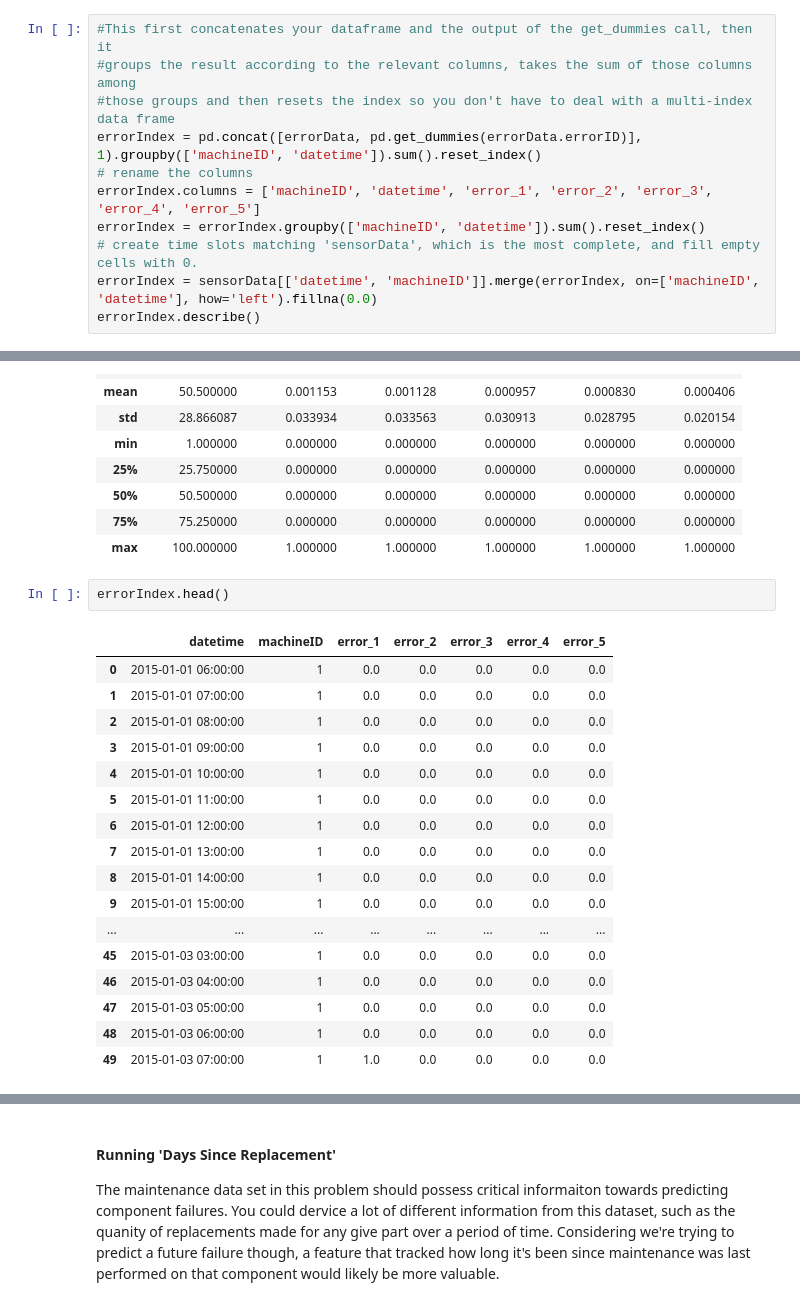
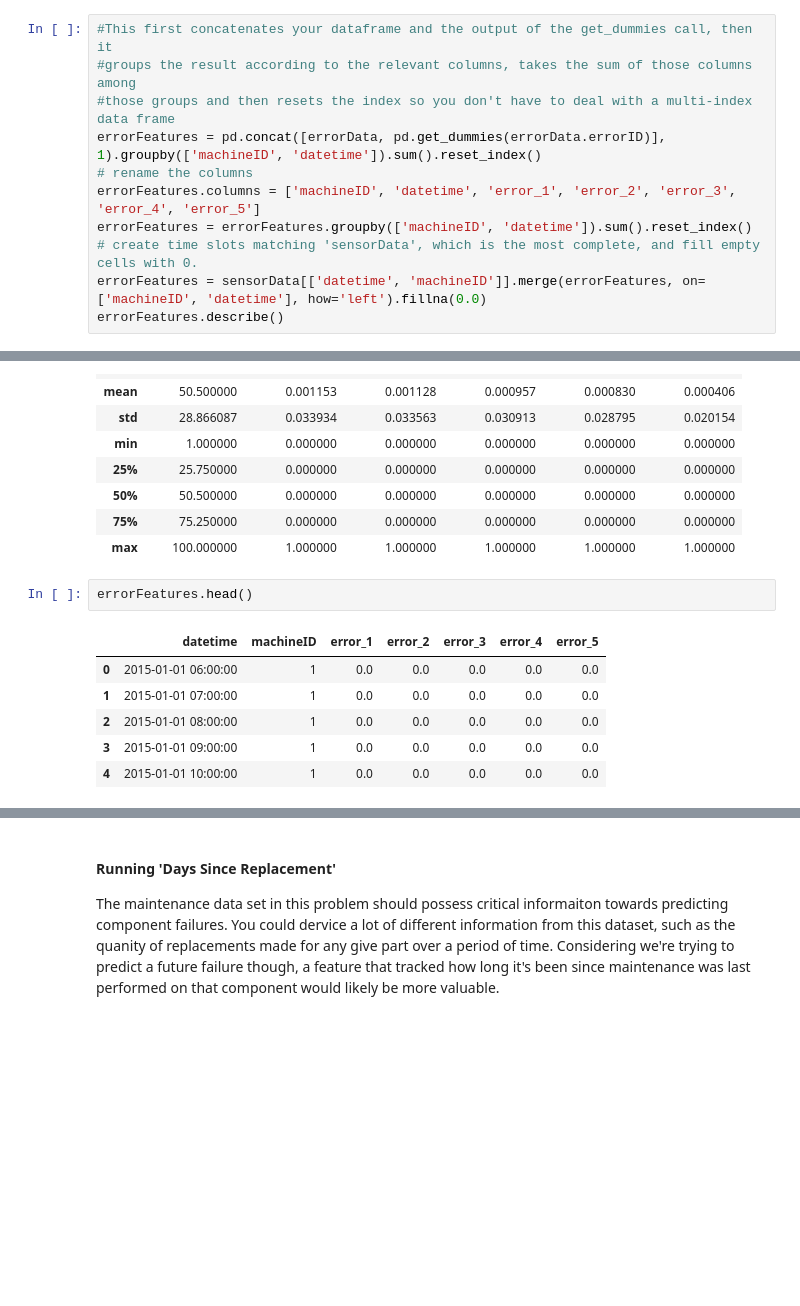
Before and after one commit to 55thSwiss/Kaggle, a Jupyter notebook: MPred/MPred_v2.ipynb, the cells around one changed output, grey strips where cells are left out. Saved outputs shown, nothing was run; the diff lists cells and outputs as text; blank space fills up the shorter version.

```diff
--- a/MPred/MPred_v2.ipynb
+++ b/MPred/MPred_v2.ipynb
@@ -535,13 +535,13 @@ The errors data set also contains time stamps, so we can create a similar lag wi
 #This first concatenates your dataframe and the output of the get_dummies call, then it
 #groups the result according to the relevant columns, takes the sum of those columns among
 #those groups and then resets the index so you don't have to deal with a multi-index data frame
-errorIndex = pd.concat([errorData, pd.get_dummies(errorData.errorID)], 1).groupby(['machineID', 'datetime']).sum().reset_index()
+errorFeatures = pd.concat([errorData, pd.get_dummies(errorData.errorID)], 1).groupby(['machineID', 'datetime']).sum().reset_index()
 # rename the columns
-errorIndex.columns = ['machineID', 'datetime', 'error_1', 'error_2', 'error_3', 'error_4', 'error_5']
-errorIndex = errorIndex.groupby(['machineID', 'datetime']).sum().reset_index()
+errorFeatures.columns = ['machineID', 'datetime', 'error_1', 'error_2', 'error_3', 'error_4', 'error_5']
+errorFeatures = errorFeatures.groupby(['machineID', 'datetime']).sum().reset_index()
 # create time slots matching 'sensorData', which is the most complete, and fill empty cells with 0.
-errorIndex = sensorData[['datetime', 'machineID']].merge(errorIndex, on=['machineID', 'datetime'], how='left').fillna(0.0)
-errorIndex.describe()
+errorFeatures = sensorData[['datetime', 'machineID']].merge(errorFeatures, on=['machineID', 'datetime'], how='left').fillna(0.0)
+errorFeatures.describe()
 # %% [output]
 |  | machineID | error_1 | error_2 | error_3 | error_4 | error_5 |
 | count | 876100.000000 | 876100.000000 | 876100.000000 | 876100.000000 | 876100.000000 | 876100.000000 |
@@ -553,25 +553,14 @@ errorIndex.describe()
 | 75% | 75.250000 | 0.000000 | 0.000000 | 0.000000 | 0.000000 | 0.000000 |
 | max | 100.000000 | 1.000000 | 1.000000 | 1.000000 | 1.000000 | 1.000000 |
 # %%
-errorIndex.head()
+errorFeatures.head()
 # %% [output]
 |  | datetime | machineID | error_1 | error_2 | error_3 | error_4 | error_5 |
 | 0 | 2015-01-01 06:00:00 | 1 | 0.0 | 0.0 | 0.0 | 0.0 | 0.0 |
 | 1 | 2015-01-01 07:00:00 | 1 | 0.0 | 0.0 | 0.0 | 0.0 | 0.0 |
 | 2 | 2015-01-01 08:00:00 | 1 | 0.0 | 0.0 | 0.0 | 0.0 | 0.0 |
 | 3 | 2015-01-01 09:00:00 | 1 | 0.0 | 0.0 | 0.0 | 0.0 | 0.0 |
 | 4 | 2015-01-01 10:00:00 | 1 | 0.0 | 0.0 | 0.0 | 0.0 | 0.0 |
-| 5 | 2015-01-01 11:00:00 | 1 | 0.0 | 0.0 | 0.0 | 0.0 | 0.0 |
-| 6 | 2015-01-01 12:00:00 | 1 | 0.0 | 0.0 | 0.0 | 0.0 | 0.0 |
-| 7 | 2015-01-01 13:00:00 | 1 | 0.0 | 0.0 | 0.0 | 0.0 | 0.0 |
-| 8 | 2015-01-01 14:00:00 | 1 | 0.0 | 0.0 | 0.0 | 0.0 | 0.0 |
-| 9 | 2015-01-01 15:00:00 | 1 | 0.0 | 0.0 | 0.0 | 0.0 | 0.0 |
-| ... | ... | ... | ... | ... | ... | ... | ... |
-| 45 | 2015-01-03 03:00:00 | 1 | 0.0 | 0.0 | 0.0 | 0.0 | 0.0 |
-| 46 | 2015-01-03 04:00:00 | 1 | 0.0 | 0.0 | 0.0 | 0.0 | 0.0 |
-| 47 | 2015-01-03 05:00:00 | 1 | 0.0 | 0.0 | 0.0 | 0.0 | 0.0 |
-| 48 | 2015-01-03 06:00:00 | 1 | 0.0 | 0.0 | 0.0 | 0.0 | 0.0 |
-| 49 | 2015-01-03 07:00:00 | 1 | 1.0 | 0.0 | 0.0 | 0.0 | 0.0 |
 # %%
 temp = []
 features = ['error_%d' % i for i in range(1,6)]
```
Also changed, not shown: parts of 24 cells of this notebook.
